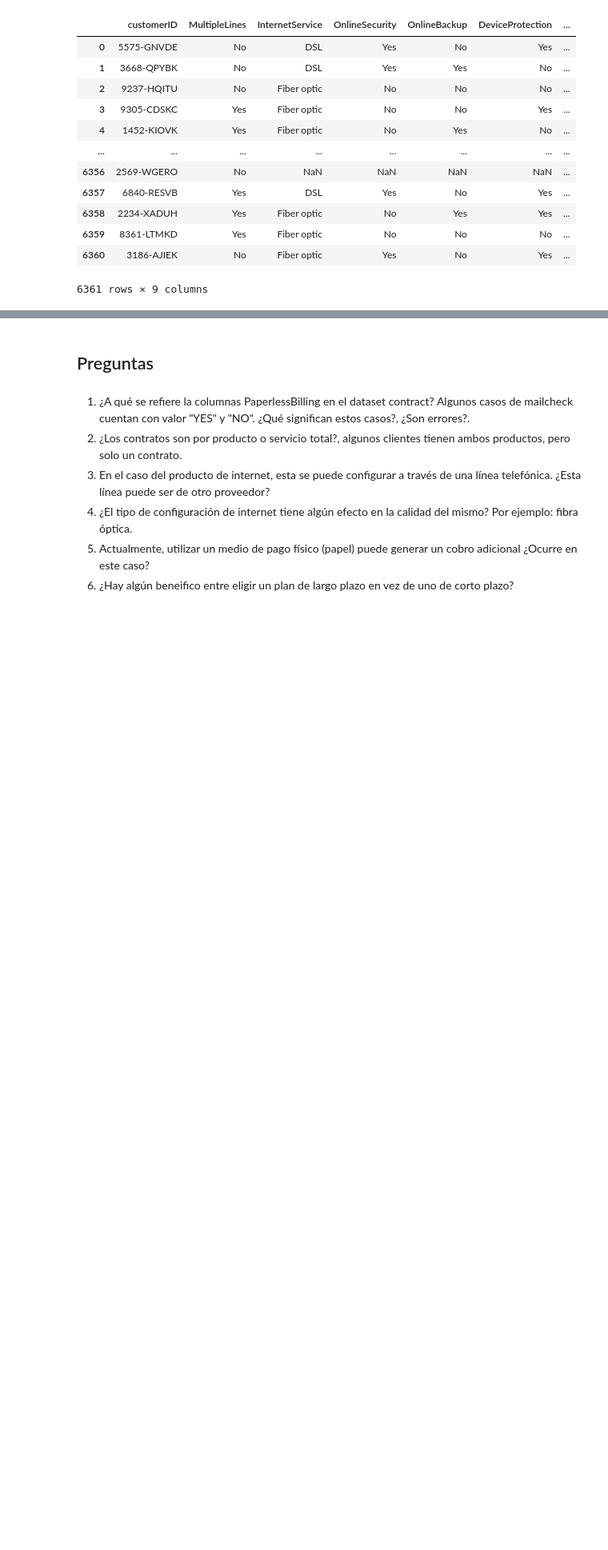
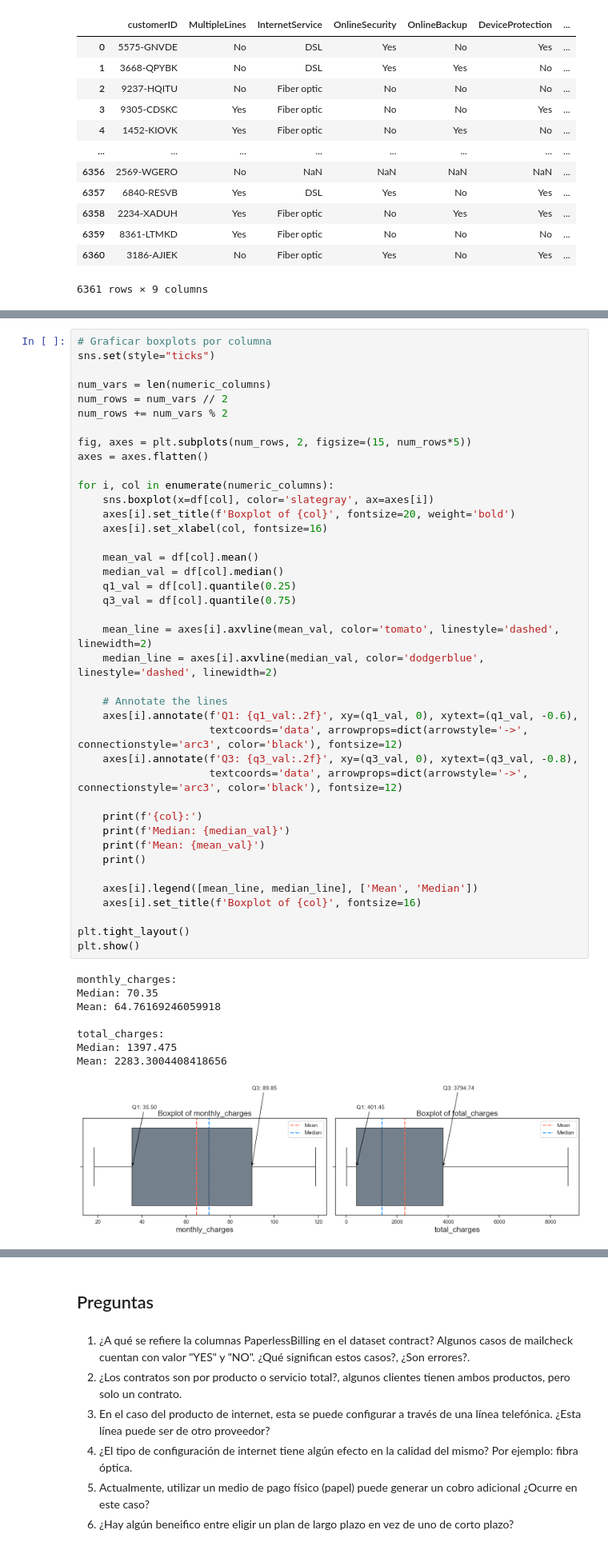
Before and after one commit to RicardoFW16/final_project, a Jupyter notebook: analisis_exploratorio.ipynb, the cells around one changed output, grey strips where cells are left out. Shown at 80% size. Saved outputs shown, nothing was run; the diff lists cells and outputs as text; blank space fills up the shorter version.

Commit message:
data analysis, not finished yet

```diff
--- a/analisis_exploratorio.ipynb
+++ b/analisis_exploratorio.ipynb
@@ -280,0 +480,49 @@ phone.merge(internet, how='left')
+# %%
+# Graficar boxplots por columna
+sns.set(style="ticks")
+
+num_vars = len(numeric_columns)
+num_rows = num_vars // 2
+num_rows += num_vars % 2
+
+fig, axes = plt.subplots(num_rows, 2, figsize=(15, num_rows*5))
+axes = axes.flatten()
+
+for i, col in enumerate(numeric_columns):
+    sns.boxplot(x=df[col], color='slategray', ax=axes[i])
+    axes[i].set_title(f'Boxplot of {col}', fontsize=20, weight='bold')
+    axes[i].set_xlabel(col, fontsize=16)
+
+    mean_val = df[col].mean()
+    median_val = df[col].median()
+    q1_val = df[col].quantile(0.25)
+    q3_val = df[col].quantile(0.75)
+
+    mean_line = axes[i].axvline(mean_val, color='tomato', linestyle='dashed', linewidth=2)
+    median_line = axes[i].axvline(median_val, color='dodgerblue', linestyle='dashed', linewidth=2)
+
+    # Annotate the lines
+    axes[i].annotate(f'Q1: {q1_val:.2f}', xy=(q1_val, 0), xytext=(q1_val, -0.6),
+                     textcoords='data', arrowprops=dict(arrowstyle='->', connectionstyle='arc3', color='black'), fontsize=12)
+    axes[i].annotate(f'Q3: {q3_val:.2f}', xy=(q3_val, 0), xytext=(q3_val, -0.8),
+                     textcoords='data', arrowprops=dict(arrowstyle='->', connectionstyle='arc3', color='black'), fontsize=12)
+
+    print(f'{col}:')
+    print(f'Median: {median_val}')
+    print(f'Mean: {mean_val}')
+    print()
+
+    axes[i].legend([mean_line, median_line], ['Mean', 'Median'])
+    axes[i].set_title(f'Boxplot of {col}', fontsize=16)
+
+plt.tight_layout()
+plt.show()
+# %% [output]
+monthly_charges:
+Median: 70.35
+Mean: 64.76169246059918
+
+total_charges:
+Median: 1397.475
+Mean: 2283.3004408418656
+[figure, added]
```
Also changed, not shown: parts of 34 cells of this notebook, 1 other file.
